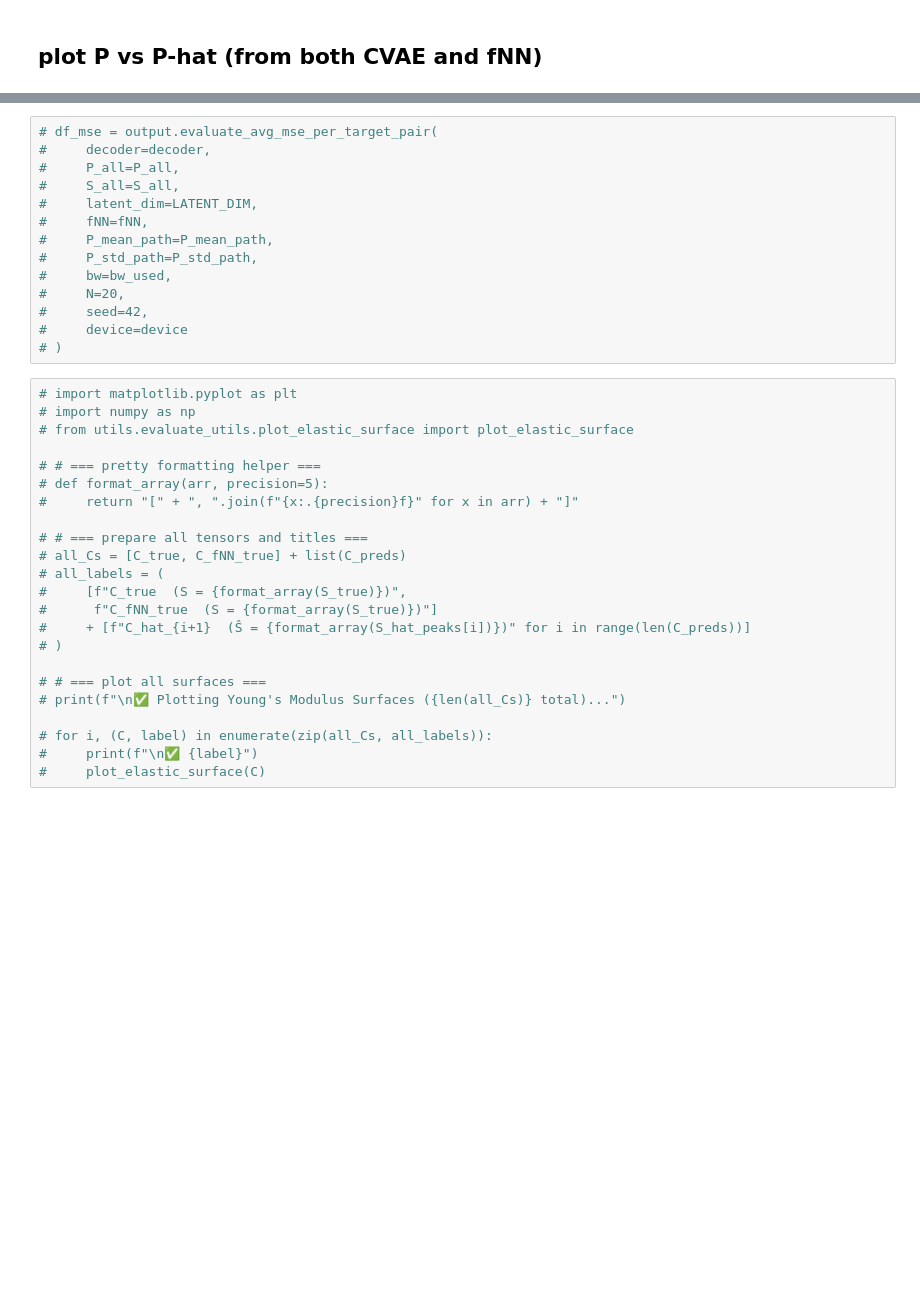
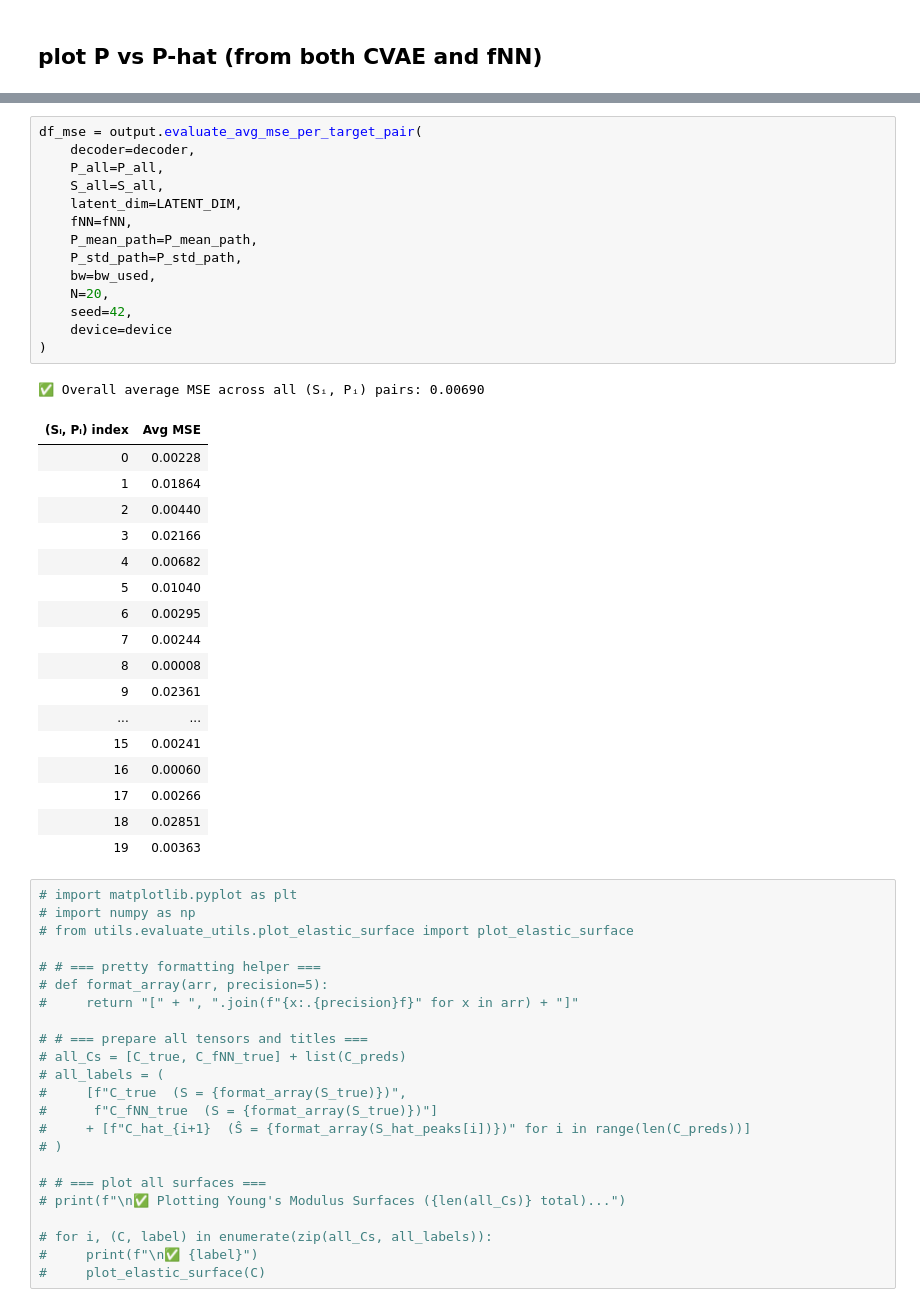
Before and after one commit to ellielin23/inverse_design_spinodoids, a Jupyter notebook: spinodoid_cvae/evaluate.ipynb, the cells around one changed output, grey strips where cells are left out. Saved outputs shown, nothing was run; the diff lists cells and outputs as text; blank space fills up the shorter version.

```diff
--- a/spinodoid_cvae/evaluate.ipynb
+++ b/spinodoid_cvae/evaluate.ipynb
@@ -309,17 +304,36 @@ plot_pred_vs_true_scatter(P_true_unnorm, P_preds, trial=TRIAL)
 # %%
-# df_mse = output.evaluate_avg_mse_per_target_pair(
-#     decoder=decoder,
-#     P_all=P_all,
-#     S_all=S_all,
-#     latent_dim=LATENT_DIM,
-#     fNN=fNN,
-#     P_mean_path=P_mean_path,
-#     P_std_path=P_std_path,
-#     bw=bw_used,
-#     N=20,
-#     seed=42,
-#     device=device
-# )
+df_mse = output.evaluate_avg_mse_per_target_pair(
+    decoder=decoder,
+    P_all=P_all,
+    S_all=S_all,
+    latent_dim=LATENT_DIM,
+    fNN=fNN,
+    P_mean_path=P_mean_path,
+    P_std_path=P_std_path,
+    bw=bw_used,
+    N=20,
+    seed=42,
+    device=device
+)
+# %% [output]
+✅ Overall average MSE across all (Sᵢ, Pᵢ) pairs: 0.00690
+| (Sᵢ, Pᵢ) index | Avg MSE |
+| 0 | 0.00228 |
+| 1 | 0.01864 |
+| 2 | 0.00440 |
+| 3 | 0.02166 |
+| 4 | 0.00682 |
+| 5 | 0.01040 |
+| 6 | 0.00295 |
+| 7 | 0.00244 |
+| 8 | 0.00008 |
+| 9 | 0.02361 |
+| ... | ... |
+| 15 | 0.00241 |
+| 16 | 0.00060 |
+| 17 | 0.00266 |
+| 18 | 0.02851 |
+| 19 | 0.00363 |
 # %%
 # import matplotlib.pyplot as plt
 # import numpy as np
```
Also changed, not shown: parts of 9 cells of this notebook, 29 other files.
